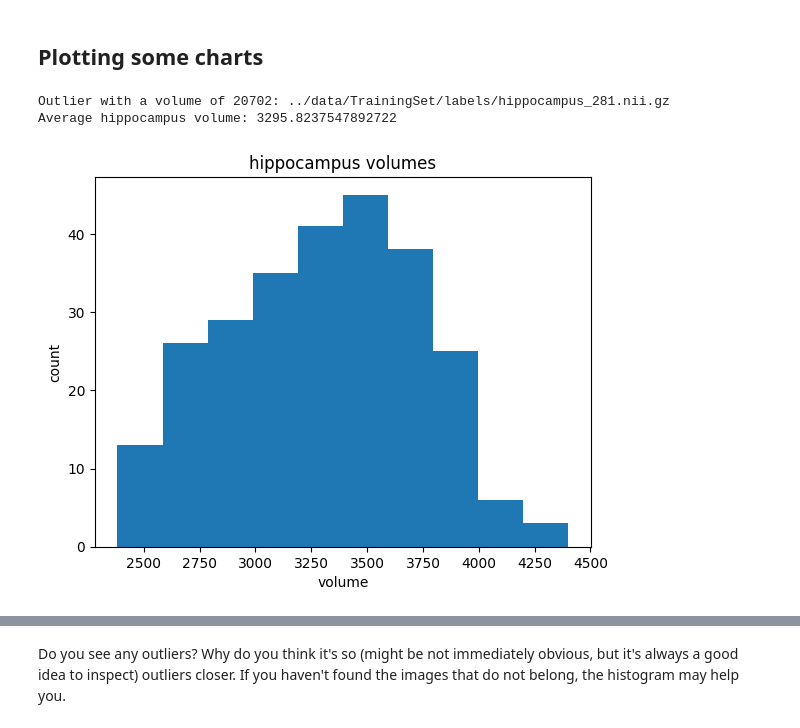
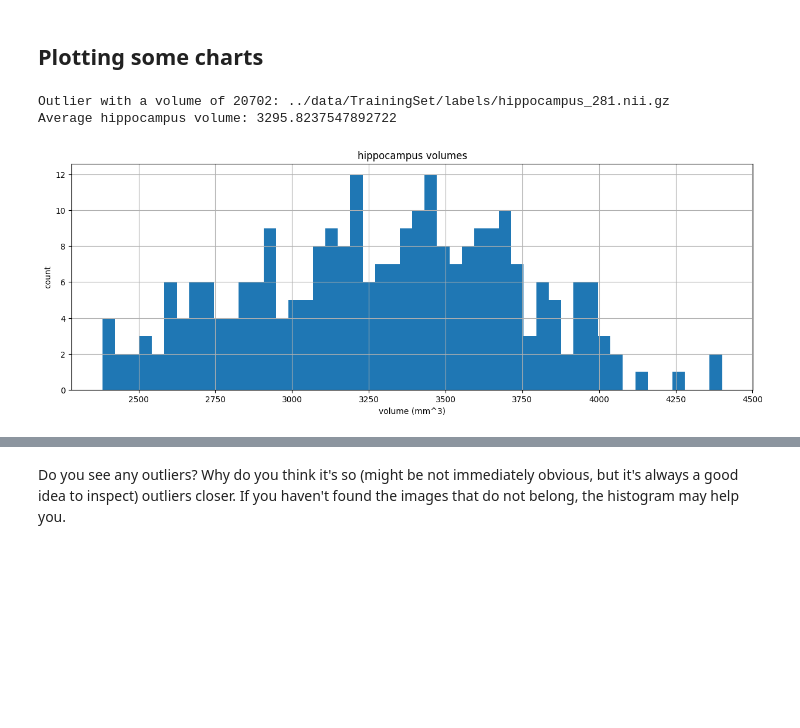
Before and after one commit to nathan-standafer/nd320-c3-3d-imaging-project-submission, a Jupyter notebook: section1/Final Project EDA.ipynb, the cells around one changed output, grey strips where cells are left out. Cells and saved outputs as stored; diff of their text form; code cells hidden in the pictures; blank space fills up the shorter version.

```diff
--- a/section1/Final Project EDA.ipynb
+++ b/section1/Final Project EDA.ipynb
@@ -140,34 +140,37 @@ The volume of the hippocampus is: 3353 mm³
 # %%
 # TASK: Plot a histogram of all volumes that we have in our dataset and see how
 # our dataset measures against a slice of a normal population represented by the chart below.
 import os
 
 path = '../data/TrainingSet/labels/'
 
 volumes = []
 
 for root, dirs, files in os.walk(path):
     for file in files:
         file_path = os.path.join(root, file)
         nifti_image = nib.load(file_path)
         img = nifti_image.get_fdata()
         volume = np.count_nonzero(img)
         if volume < 5000:
             volumes.append(volume)
+            #print("Good image with a volume of {}: {}".format(volume, file_path))
         else:
             print("Outlier with a volume of {}: {}".format(volume, file_path))
 
 print("Average hippocampus volume: {}".format(np.mean(volumes)))
 
-plt.hist(volumes)
+plt.figure(figsize=(15, 5))
+plt.grid()
+plt.hist(volumes, bins=50)
 plt.title('hippocampus volumes')
-plt.xlabel('volume')
+plt.xlabel('volume (mm^3)')
 plt.ylabel('count')
 plt.show()
 # %% [output]
 Outlier with a volume of 20702: ../data/TrainingSet/labels/hippocampus_281.nii.gz
 Average hippocampus volume: 3295.8237547892722
-[figure, old version]
+[figure, new version]
 # %% [markdown]
 <img src="img/nomogram_fem_right.svg" width=400 align=left>
 # %% [markdown]
```
Also changed, not shown: parts of 7 cells of this notebook, 47 other files.
